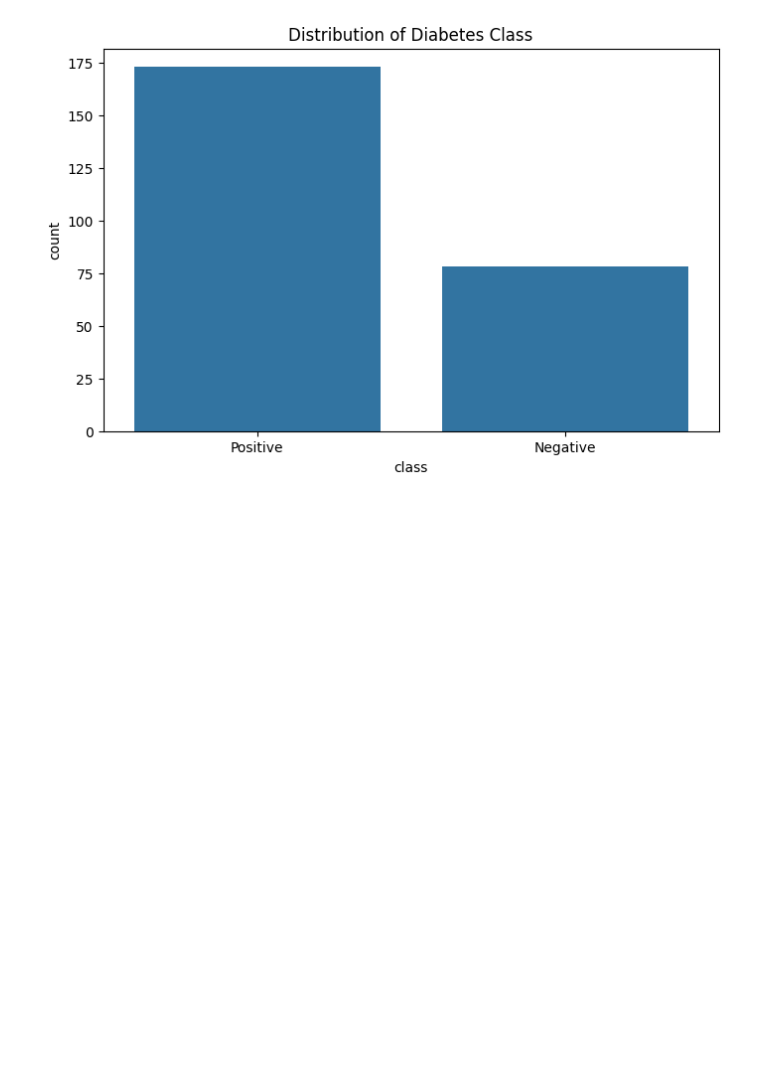
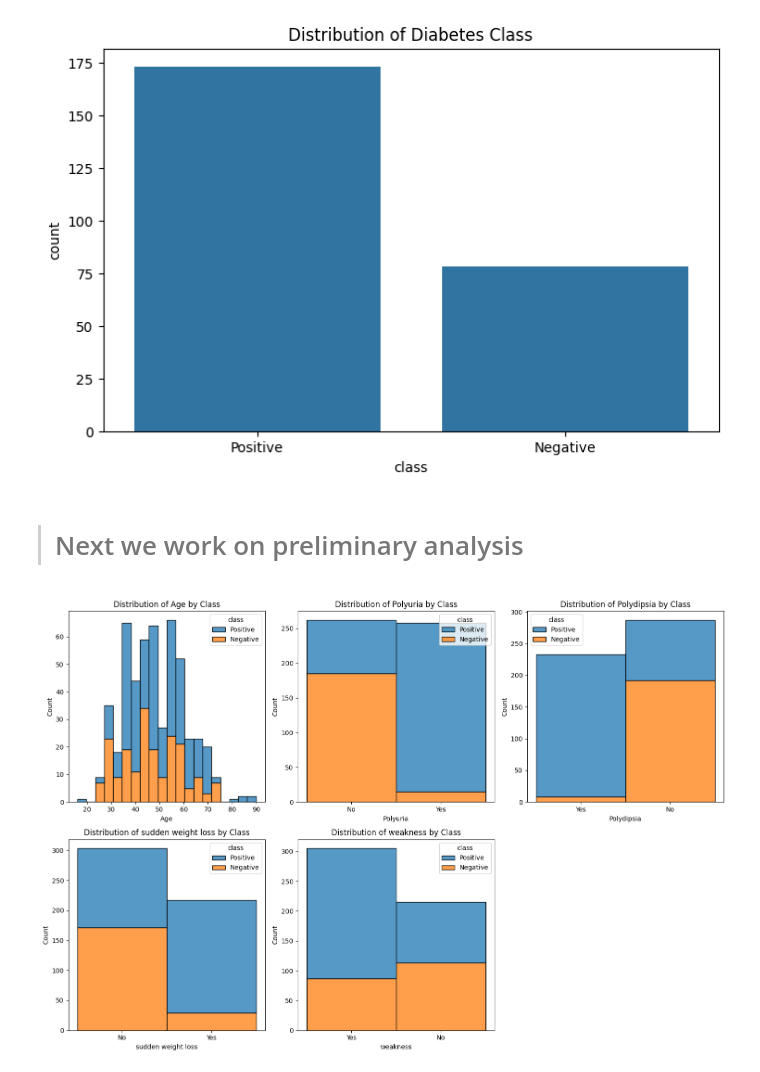
Before and after one commit to dineshram18/Capstone_Project, a Jupyter notebook: Data Wrangling.ipynb, the cells around one changed output. Saved outputs shown, nothing was run; the diff lists cells and outputs as text; code cells hidden in the pictures; blank space fills up the shorter version.

Commit message:
includes preliminary analysis

```diff
--- a/Data Wrangling.ipynb
+++ b/Data Wrangling.ipynb
@@ -167,3 +167,21 @@ plt.show()
 [figure]
 [figure]
 [figure]
+# %% [markdown]
+># Next we work on preliminary analysis
+# %%
+# Check the distribution of key features and their relationships with the target variable
+# Plotting the distribution of key features by class
+key_features = ['Age', 'Polyuria', 'Polydipsia', 'sudden weight loss', 'weakness']
+
+plt.figure(figsize=(15, 10))
+for i, feature in enumerate(key_features, 1):
+    plt.subplot(2, 3, i)
+    sns.histplot(data=df, x=feature, hue='class', multiple='stack', bins=20)
+    plt.title(f'Distribution of {feature} by Class')
+    plt.xlabel(feature)
+    plt.ylabel('Count')
+plt.tight_layout()
+plt.show()
+# %% [output]
+[figure, added]
```
Also changed, not shown: parts of 3 cells of this notebook.
